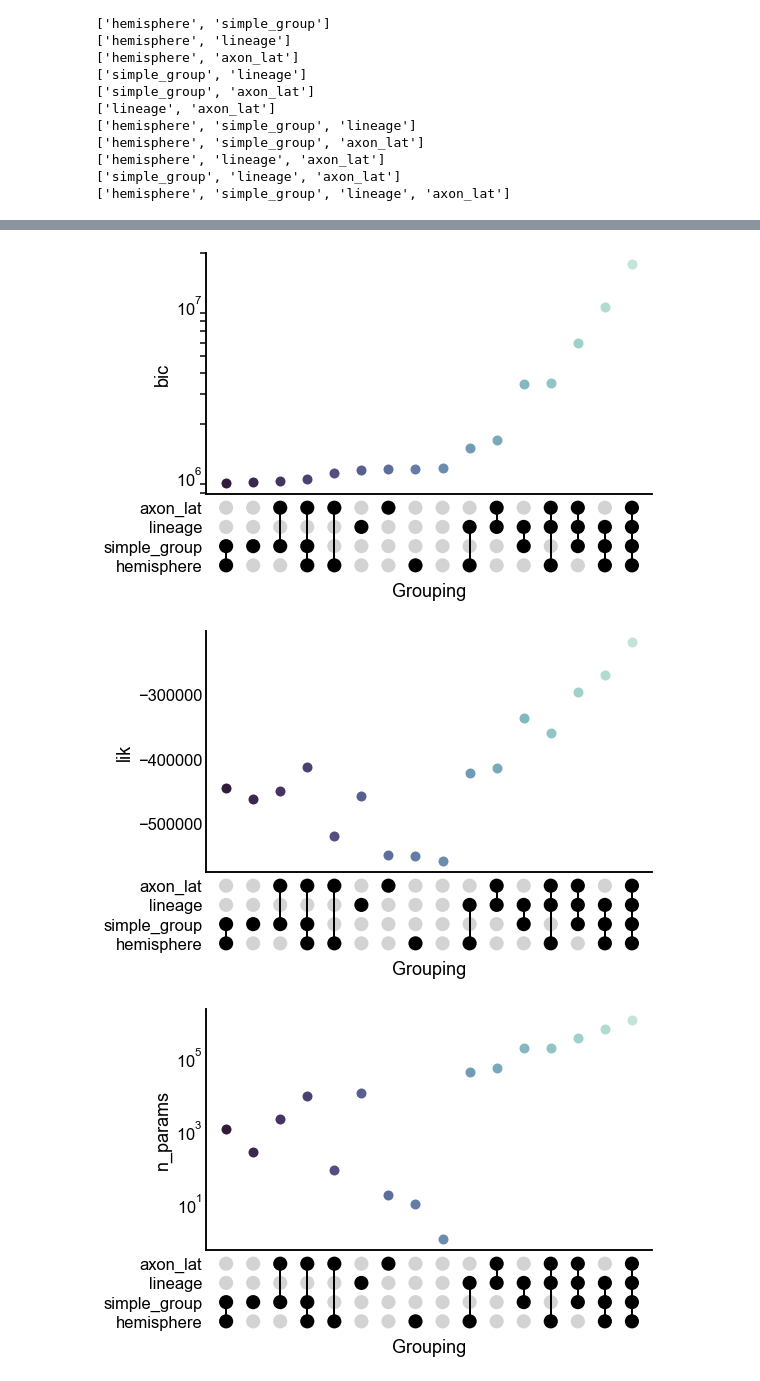
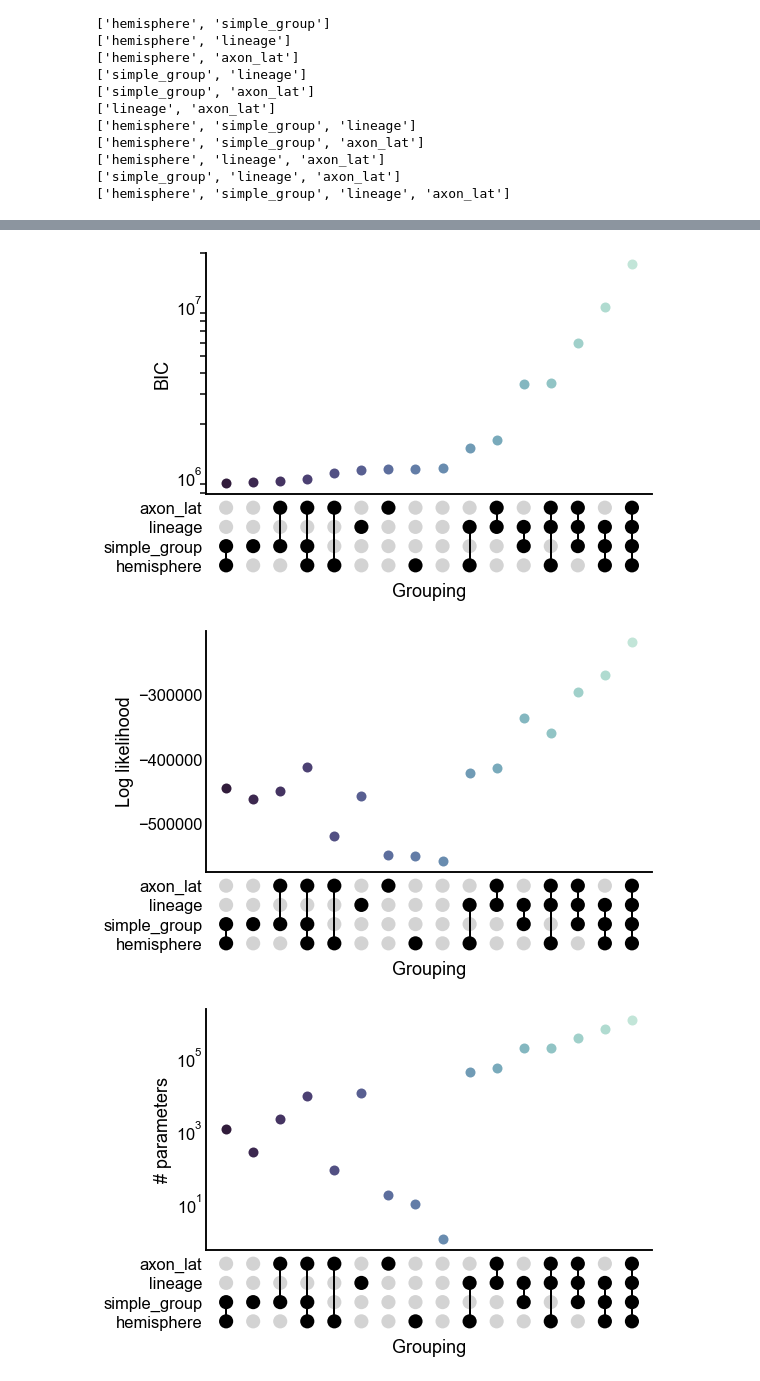
Before and after one commit to neurodata/maggot_connectome, a Jupyter notebook: docs/a_priori_sbm.ipynb, the cells around one changed output, grey strips where cells are left out. Cells and saved outputs as stored; diff of their text form; code cells hidden in the pictures.

```diff
--- a/docs/a_priori_sbm.ipynb
+++ b/docs/a_priori_sbm.ipynb
@@ -235,18 +245,20 @@ stripplot_kws = dict(
 
 fig, ax = plt.subplots(1, 1, figsize=(8, 6))
 upset_stripplot(results, y="bic", ax=ax, **stripplot_kws)
+ax.set(ylabel="BIC")
 
 fig, ax = plt.subplots(1, 1, figsize=(8, 6))
 upset_stripplot(results, y="bic", ax=ax, **stripplot_kws)
+ax.set(ylabel="BIC")
 ax.set_yscale("log")
+
 
 fig, ax = plt.subplots(1, 1, figsize=(8, 6))
 upset_stripplot(results, y="lik", ax=ax, **stripplot_kws)
+ax.set(ylabel="Log likelihood")
 
 fig, ax = plt.subplots(1, 1, figsize=(8, 6))
 upset_stripplot(results, y="n_params", ax=ax, **stripplot_kws)
+ax.set(ylabel="# parameters")
 ax.set_yscale("log")
-
-#%%[markdown]
-# ## Looking at the tradeoff between complexity and fit
 # %% [output]
@@ -254,3 +266,3 @@ ax.set_yscale("log")
-[figure, old version]
+[figure, new version]
-[figure, old version]
+[figure, new version]
-[figure, old version]
+[figure, new version]
```
Also changed, not shown: parts of 13 cells of this notebook, 4 other files.
